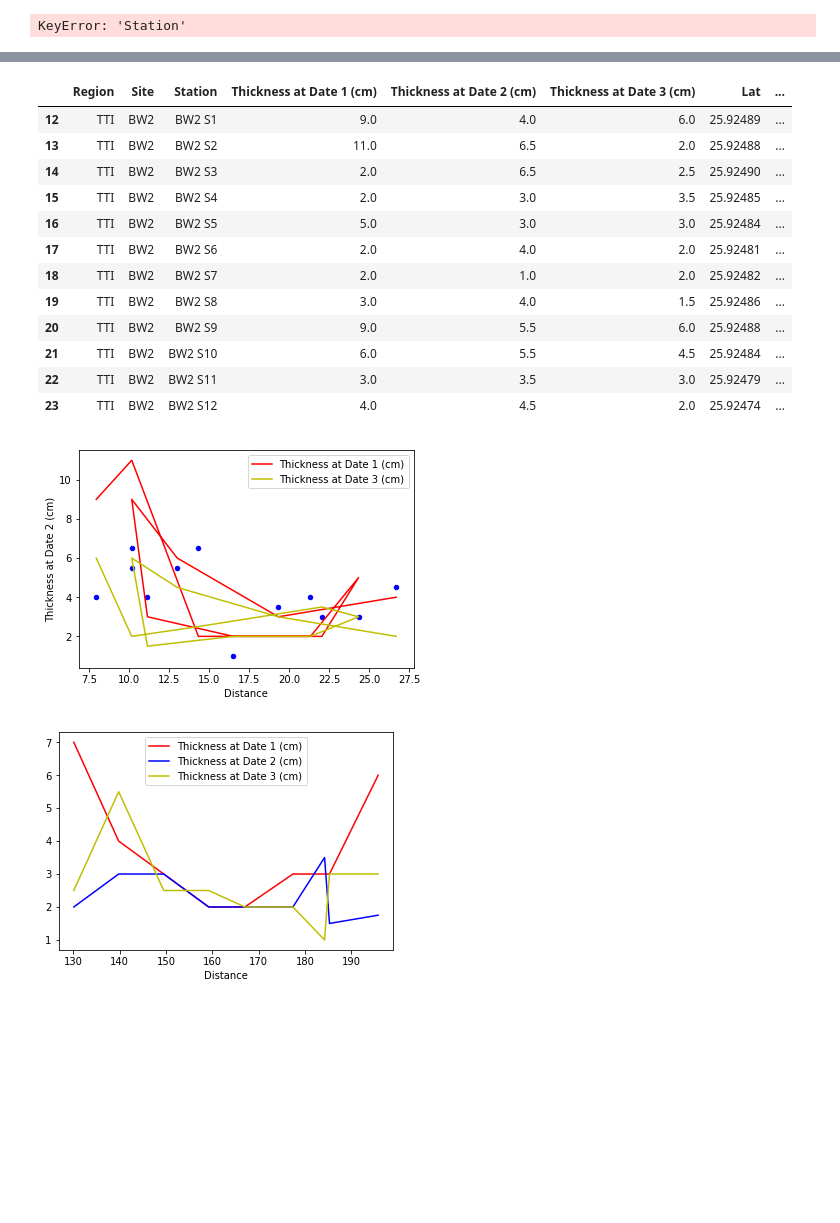
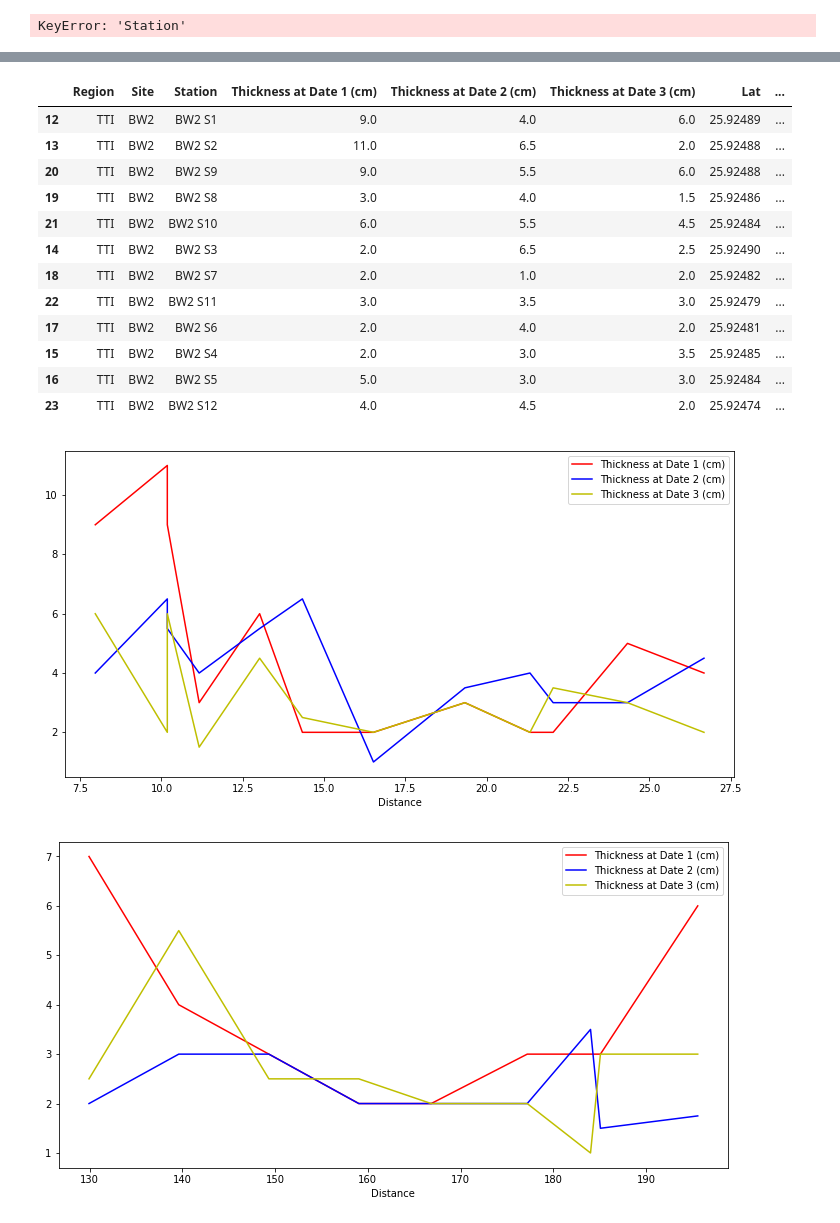
Before and after one commit to cjeffr/MachineLearningIrma, a Jupyter notebook: mud_distance_plots.ipynb, the cells around one changed output, grey strips where cells are left out. Drawn from its saved outputs; the diff is of its cells as text; code cells hidden in the pictures; blank space fills up the shorter version.

Commit message:
Changed distance to distance along a transet, sort the plots by distance

```diff
--- a/mud_distance_plots.ipynb
+++ b/mud_distance_plots.ipynb
@@ -55,7 +72,13 @@ ocean_lon = mud['water_lon']
 # %%
+site_lat = mud['Lat']
+site_lon = mud['Lon']
+ocean_lat = mud['water_lat']
+ocean_lon = mud['water_lon']
+
 distance = []
 for i in range(len(site_lat)):
     dist = haversine(site_lon[i], site_lat[i], ocean_lon[i], ocean_lat[i])
     distance.append(dist)
 dist = pd.DataFrame({'Distance': distance})
-# mud = mud.join(dist)
+mud = mud.join(dist)
+dist
@@ -265,11 +293,11 @@ WTZ
 # %%
-site_ccb = train[train.Site == 'CCB']
-site_bw2 = train[train.Site == 'BW2']
-site_bw3 = train[train.Site == 'BW3']
-site_ufu = train[train.Site == 'UFU']
-site_snk = train[train.Site == 'SNK']
-site_cbd = train[train.Site == 'CBD']
-site_wtz = train[train.Site == 'WTZ']
+site_ccb = train.sort_values('Distance')[train.Site == 'CCB']
+site_bw2 = train.sort_values('Distance')[train.Site == 'BW2']
+site_bw3 = train.sort_values('Distance')[train.Site == 'BW3']
+site_ufu = train.sort_values('Distance')[train.Site == 'UFU']
+site_snk = train.sort_values('Distance')[train.Site == 'SNK']
+site_cbd = train.sort_values('Distance')[train.Site == 'CBD']
+site_wtz = train.sort_values('Distance')[train.Site == 'WTZ']
 %matplotlib inline
 # %%
 gig, ax = plt.subplots()
@@ -286,30 +314,30 @@ site_ccb
 # %%
-gig, ax = plt.subplots()
+gig, ax = plt.subplots(figsize=(12,6))
 site_bw2.plot(x='Distance', y='Thickness at Date 1 (cm)', color='r', ax=ax)
-site_bw2.plot(kind='scatter', x='Distance', y='Thickness at Date 2 (cm)', color='b',ax=ax)
+site_bw2.plot(x='Distance', y='Thickness at Date 2 (cm)', color='b',ax=ax)
 site_bw2.plot(x='Distance', y='Thickness at Date 3 (cm)', color='y', ax=ax)
 site_bw2
 # %% [output]
 |  | Region | Site | Station | Thickness at Date 1 (cm) | Thickness at Date 2 (cm) | Thickness at Date 3 (cm) | Lat | ... |
 | 12 | TTI | BW2 | BW2 S1 | 9.0 | 4.0 | 6.0 | 25.92489 | ... |
 | 13 | TTI | BW2 | BW2 S2 | 11.0 | 6.5 | 2.0 | 25.92488 | ... |
+| 20 | TTI | BW2 | BW2 S9 | 9.0 | 5.5 | 6.0 | 25.92488 | ... |
+| 19 | TTI | BW2 | BW2 S8 | 3.0 | 4.0 | 1.5 | 25.92486 | ... |
+| 21 | TTI | BW2 | BW2 S10 | 6.0 | 5.5 | 4.5 | 25.92484 | ... |
 | 14 | TTI | BW2 | BW2 S3 | 2.0 | 6.5 | 2.5 | 25.92490 | ... |
+| 18 | TTI | BW2 | BW2 S7 | 2.0 | 1.0 | 2.0 | 25.92482 | ... |
+| 22 | TTI | BW2 | BW2 S11 | 3.0 | 3.5 | 3.0 | 25.92479 | ... |
+| 17 | TTI | BW2 | BW2 S6 | 2.0 | 4.0 | 2.0 | 25.92481 | ... |
 | 15 | TTI | BW2 | BW2 S4 | 2.0 | 3.0 | 3.5 | 25.92485 | ... |
 | 16 | TTI | BW2 | BW2 S5 | 5.0 | 3.0 | 3.0 | 25.92484 | ... |
-| 17 | TTI | BW2 | BW2 S6 | 2.0 | 4.0 | 2.0 | 25.92481 | ... |
-| 18 | TTI | BW2 | BW2 S7 | 2.0 | 1.0 | 2.0 | 25.92482 | ... |
-| 19 | TTI | BW2 | BW2 S8 | 3.0 | 4.0 | 1.5 | 25.92486 | ... |
-| 20 | TTI | BW2 | BW2 S9 | 9.0 | 5.5 | 6.0 | 25.92488 | ... |
-| 21 | TTI | BW2 | BW2 S10 | 6.0 | 5.5 | 4.5 | 25.92484 | ... |
-| 22 | TTI | BW2 | BW2 S11 | 3.0 | 3.5 | 3.0 | 25.92479 | ... |
 | 23 | TTI | BW2 | BW2 S12 | 4.0 | 4.5 | 2.0 | 25.92474 | ... |
-[figure, old version]
+[figure, new version]
 # %%
-gig, ax = plt.subplots()
+gig, ax = plt.subplots(figsize=(12,6))
 site_bw3.plot(x='Distance', y='Thickness at Date 1 (cm)', color='r', ax=ax)
 site_bw3.plot(x='Distance', y='Thickness at Date 2 (cm)', color='b',ax=ax)
 site_bw3.plot(x='Distance', y='Thickness at Date 3 (cm)', color='y', ax=ax)
 plt.show()
 # %% [output]
-[figure, old version]
+[figure, new version]
 # %%
```
Also changed, not shown: parts of 14 cells of this notebook.
